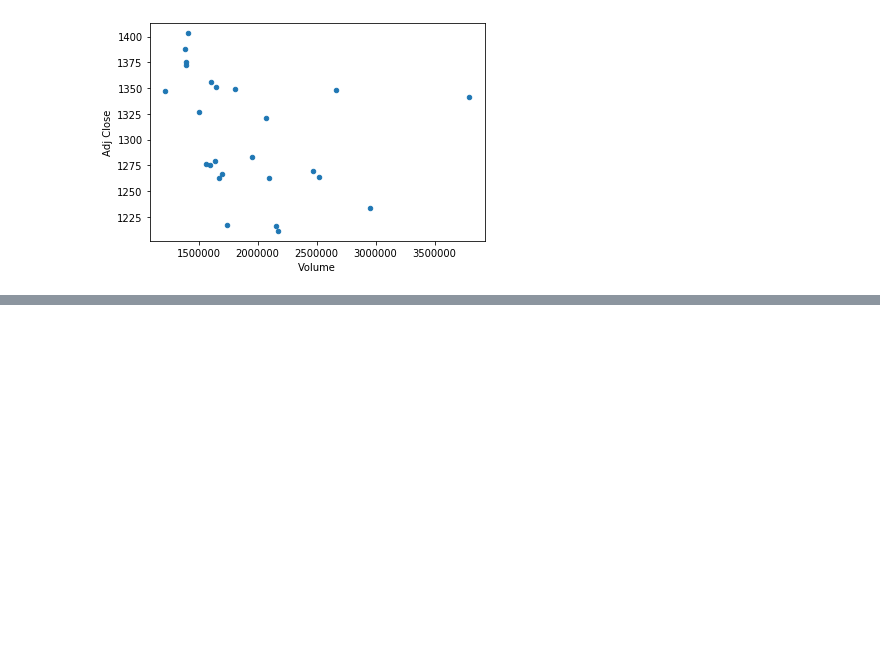
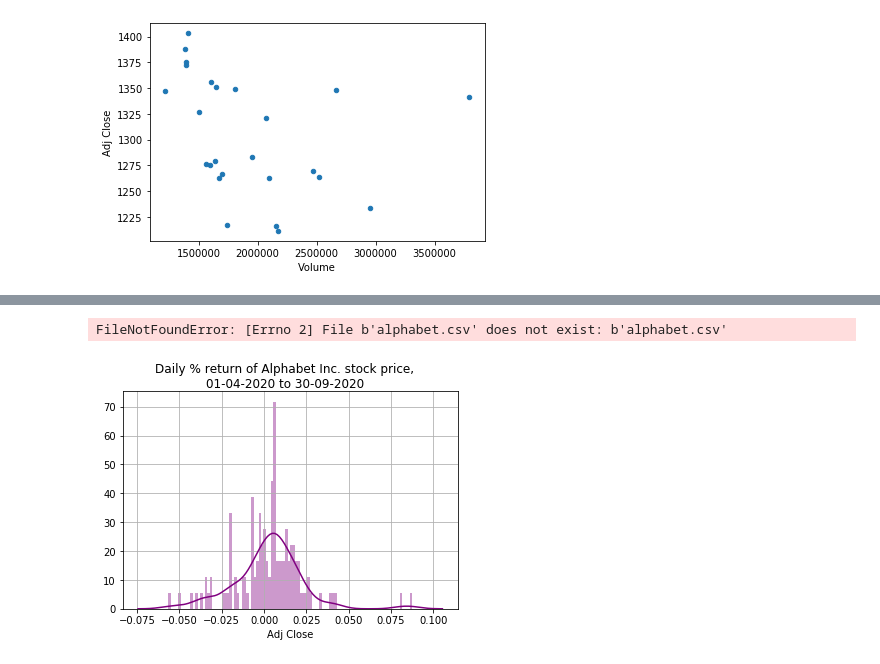
Before and after one commit to luccaperazzo/pandas, a Jupyter notebook: Ejercicios Plot.ipynb, the cells around one changed output, grey strips where cells are left out. Drawn from its saved outputs; the diff is of its cells as text; code cells hidden in the pictures; blank space fills up the shorter version.

```diff
--- a/Ejercicios Plot.ipynb
+++ b/Ejercicios Plot.ipynb
@@ -169,0 +172,42 @@ filtered.plot(kind = 'scatter', x = 'Volume', y = 'Adj Close')
+# %%
+#18
+import pandas as pd
+import matplotlib.pyplot as plt
+df = pd.read_csv(r'C:\Users\Usuario\Desktop\csv\alphabet.csv')
+start_date = pd.to_datetime('2020-4-1')
+end_date = pd.to_datetime('2020-9-30')
+df['Date'] = pd.to_datetime(df['Date'])
+new_df = (df['Date']>= start_date) & (df['Date']<= end_date)
+df1 = df.loc[new_df]
+df2 = df1[['Date', 'Close']]
+df3 = df2.set_index('Date')
+data_filled = df3.asfreq('D', method='ffill')
+data_returns = data_filled.pct_change()
+data_std = data_returns.rolling(window=30, min_periods=30).std()
+plt.figure(figsize=(20,20))
+data_std.plot();
+plt.suptitle('Volatility over a period of time  of Alphabet Inc. stock price,\n01-04-2020 to 30-09-2020', fontsize=12, color='black')
+plt.grid(True)
+plt.show()
+# %% [output]
+FileNotFoundError: [Errno 2] File b'alphabet.csv' does not exist: b'alphabet.csv'
+# %%
+#19
+import pandas as pd
+import matplotlib.pyplot as plt
+import seaborn as sns
+df = pd.read_csv(r'C:\Users\Usuario\Desktop\csv\alphabet.csv')
+start_date = pd.to_datetime('2020-4-1')
+end_date = pd.to_datetime('2020-9-30')
+df['Date'] = pd.to_datetime(df['Date'])
+new_df = (df['Date']>= start_date) & (df['Date']<= end_date)
+df1 = df.loc[new_df]
+df2 = df1[['Date', 'Adj Close']]
+df3 = df2.set_index('Date')
+daily_changes = df3.pct_change(periods=1)
+sns.distplot(daily_changes['Adj Close'].dropna(),bins=100,color='purple')
+plt.suptitle('Daily % return of Alphabet Inc. stock price,\n01-04-2020 to 30-09-2020', fontsize=12, color='black')
+plt.grid(True)
+plt.show()
+# %% [output]
+[figure, added]
```
Also changed, not shown: parts of 1 cell of this notebook.
